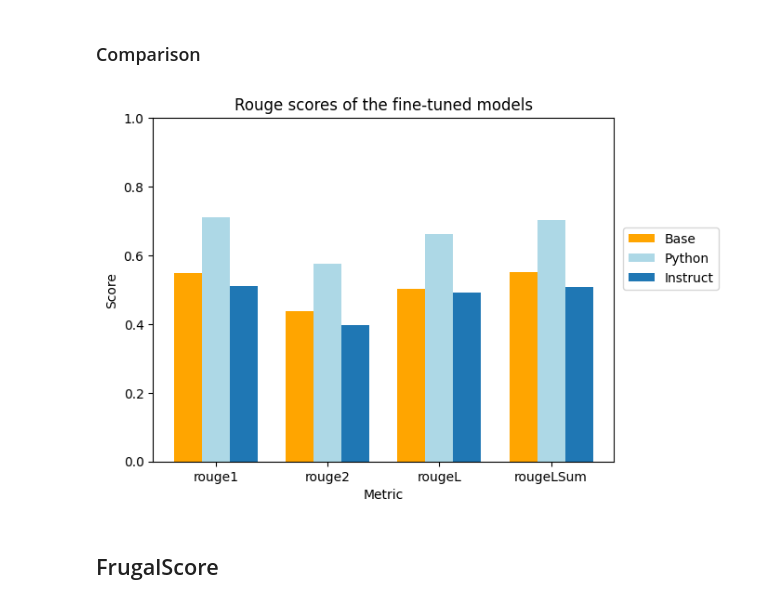
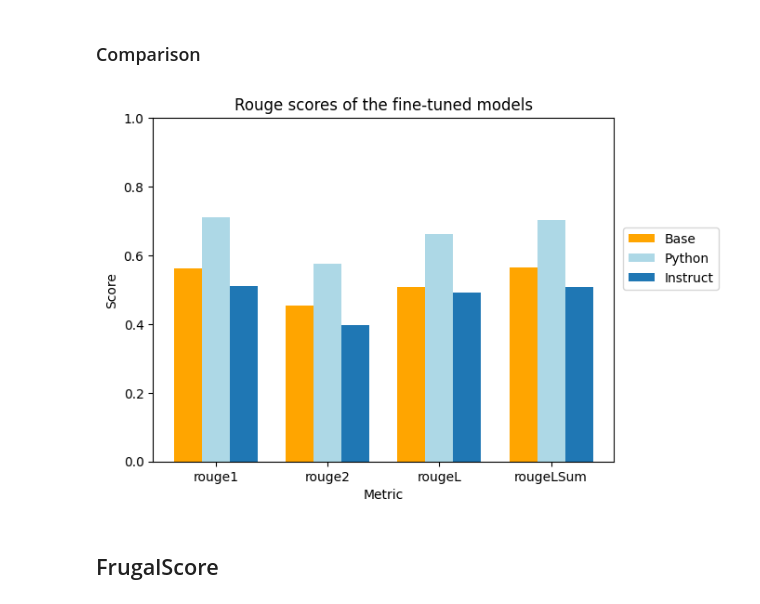
Before and after one commit to annaluizacaraciolo/fine_tuning_for_mojo_gen, a Jupyter notebook: MetricsPlots.ipynb, the cells around one changed output. Cells and saved outputs as stored; diff of their text form; code cells hidden in the pictures.

```diff
--- a/MetricsPlots.ipynb
+++ b/MetricsPlots.ipynb
@@ -49,31 +49,31 @@ plt.show()
 ### Comparison
 # %%
 x = ["rouge1", "rouge2", "rougeL", "rougeLSum"]
-y_base = [0.549, 0.438, 0.503, 0.552]
+y_base = [0.562, 0.454, 0.509, 0.565]
 y_python = [0.711, 0.576, 0.661, 0.702]
 y_instruct = [0.511, 0.398, 0.492, 0.508]
 
 label_locations = np.arange(4)
 width = 0.25
 fig, ax = plt.subplots()
 
 code_llama = ax.bar(label_locations - width, y_base, width, label='Base', color='orange')
 code_llama_python = ax.bar(label_locations, y_python, width, label='Python', color='lightblue')
 code_llama_instruct = ax.bar(label_locations + width, y_instruct, width, label='Instruct')
 
 ax.legend([code_llama, code_llama_python, code_llama_instruct], ['Base', 'Python', 'Instruct'])
 
 ax.set_xticks(label_locations)
 ax.set_xticklabels(x)
 
 plt.ylim(0.0, 1.0)
 plt.xlabel("Metric")
 plt.ylabel("Score")
 plt.legend(loc=(1.02, 0.5))
 plt.title("Rouge scores of the fine-tuned models")
 plt.show()
 # %% [output]
-[figure, old version]
+[figure, new version]
 # %% [markdown]
 ## FrugalScore
 # %% [markdown]
```
Also changed, not shown: parts of 3 cells of this notebook, 1 other file.
